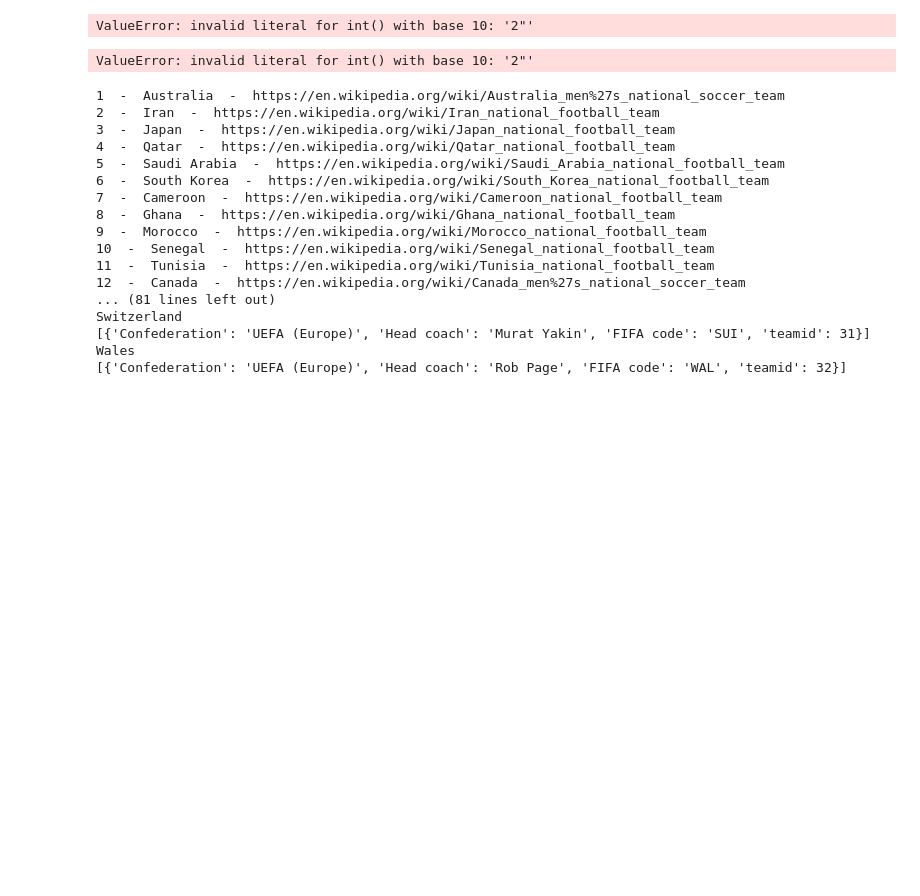
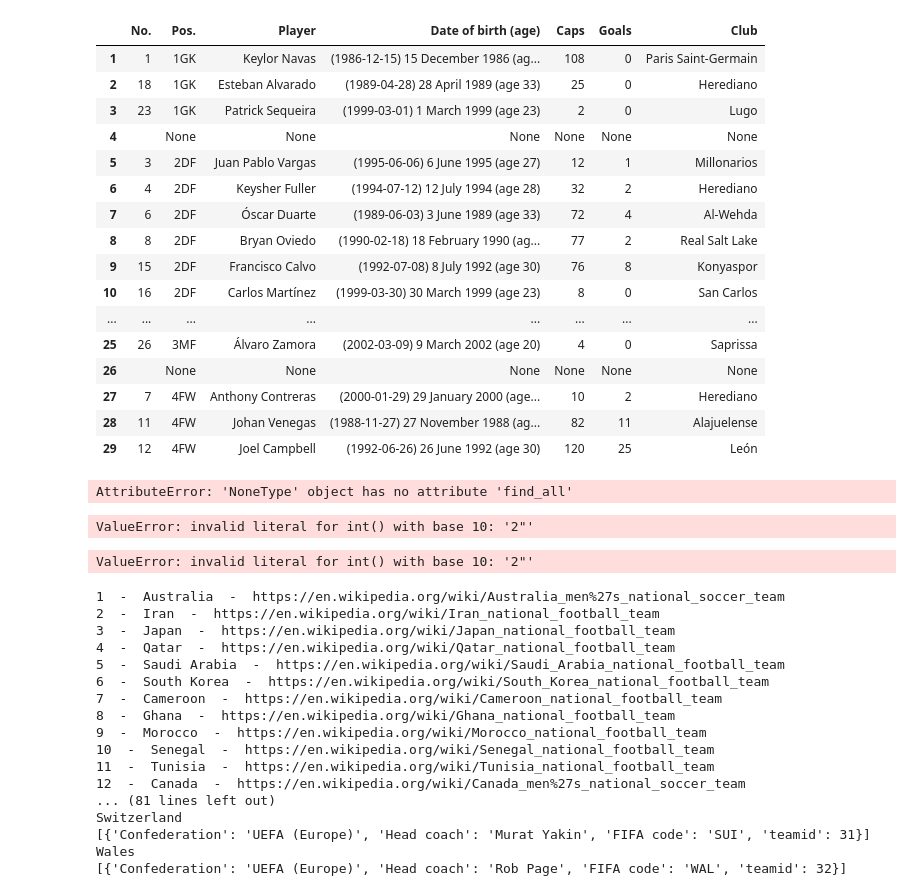
Before and after one commit to bujarkreci/jupyter-project, a Jupyter notebook: callPostgreEx/readTablesFromHTMLWiki.ipynb, the cells around one changed output. Saved outputs shown, nothing was run; the diff lists cells and outputs as text; code cells hidden in the pictures; blank space fills up the shorter version.

```diff
--- a/callPostgreEx/readTablesFromHTMLWiki.ipynb
+++ b/callPostgreEx/readTablesFromHTMLWiki.ipynb
@@ -0,0 +1,74 @@
+# %%
+import json
+import requests
+from bs4 import BeautifulSoup
+import pandas as pd
+import numpy as np
+data = []
+url = "https://en.wikipedia.org/wiki/Costa_Rica_national_football_team"
+page = requests.get(url)
+soup = BeautifulSoup(page.text, parser='lxml')
+
+#table = soup.select('table', attrs={"class":"sortable wikitable plainrowheaders jquery-tablesorter"})
+table = soup.find( "table", {"class":"plainrowheaders"} )
+table_body = table.find('tbody')
+
+rows = table_body.find_all('tr')
+for row in rows:
+    cols = row.find_all(['td','th'])
+
+    cols = [ele.text.strip() for ele in cols]
+
+    data.append([ele for ele in cols]) # Get rid of empty values
+
+tab1 = pd.DataFrame(data)
+tab1.columns = tab1.iloc[0]
+tab1 = tab1[1:]
+tab1
+# %% [output]
+|  | No. | Pos. | Player | Date of birth (age) | Caps | Goals | Club |
+| 1 | 1 | 1GK | Keylor Navas | (1986-12-15) 15 December 1986 (ag... | 108 | 0 | Paris Saint-Germain |
+| 2 | 18 | 1GK | Esteban Alvarado | (1989-04-28) 28 April 1989 (age 33) | 25 | 0 | Herediano |
+| 3 | 23 | 1GK | Patrick Sequeira | (1999-03-01) 1 March 1999 (age 23) | 2 | 0 | Lugo |
+| 4 |  | None | None | None | None | None | None |
+| 5 | 3 | 2DF | Juan Pablo Vargas | (1995-06-06) 6 June 1995 (age 27) | 12 | 1 | Millonarios |
+| 6 | 4 | 2DF | Keysher Fuller | (1994-07-12) 12 July 1994 (age 28) | 32 | 2 | Herediano |
+| 7 | 6 | 2DF | Óscar Duarte | (1989-06-03) 3 June 1989 (age 33) | 72 | 4 | Al-Wehda |
+| 8 | 8 | 2DF | Bryan Oviedo | (1990-02-18) 18 February 1990 (ag... | 77 | 2 | Real Salt Lake |
+| 9 | 15 | 2DF | Francisco Calvo | (1992-07-08) 8 July 1992 (age 30) | 76 | 8 | Konyaspor |
+| 10 | 16 | 2DF | Carlos Martínez | (1999-03-30) 30 March 1999 (age 23) | 8 | 0 | San Carlos |
+| ... | ... | ... | ... | ... | ... | ... | ... |
+| 25 | 26 | 3MF | Álvaro Zamora | (2002-03-09) 9 March 2002 (age 20) | 4 | 0 | Saprissa |
+| 26 |  | None | None | None | None | None | None |
+| 27 | 7 | 4FW | Anthony Contreras | (2000-01-29) 29 January 2000 (age... | 10 | 2 | Herediano |
+| 28 | 11 | 4FW | Johan Venegas | (1988-11-27) 27 November 1988 (ag... | 82 | 11 | Alajuelense |
+| 29 | 12 | 4FW | Joel Campbell | (1992-06-26) 26 June 1992 (age 30) | 120 | 25 | León |
+# %%
+import json
+import requests
+from bs4 import BeautifulSoup
+import pandas as pd
+import numpy as np
+data = []
+url = "https://en.wikipedia.org/wiki/Costa_Rica_national_football_team"
+page = requests.get(url)
+soup = BeautifulSoup(page.text, parser='lxml')
+
+#table = soup.select('table', attrs={"class":"sortable wikitable plainrowheaders jquery-tablesorter"})
+table = soup.find( "table", {"class":"infobox"} )
+table_body = table.find('tbody')
+
+rows = table_body.find_all('tr')
+for row in rows:
+    cols = row.find_all(['td','th'])
+
+    cols = [ele.text.strip() for ele in cols]
+
+    data.append([ele for ele in cols]) # Get rid of empty values
+
+tab1 = pd.DataFrame(data)
+tab1.columns = tab1.iloc[0]
+tab1 = tab1[1:]
+tab1
+# %% [output]
+AttributeError: 'NoneType' object has no attribute 'find_all'
```
Also changed, not shown: parts of 1 cell of this notebook, 7 other files.
